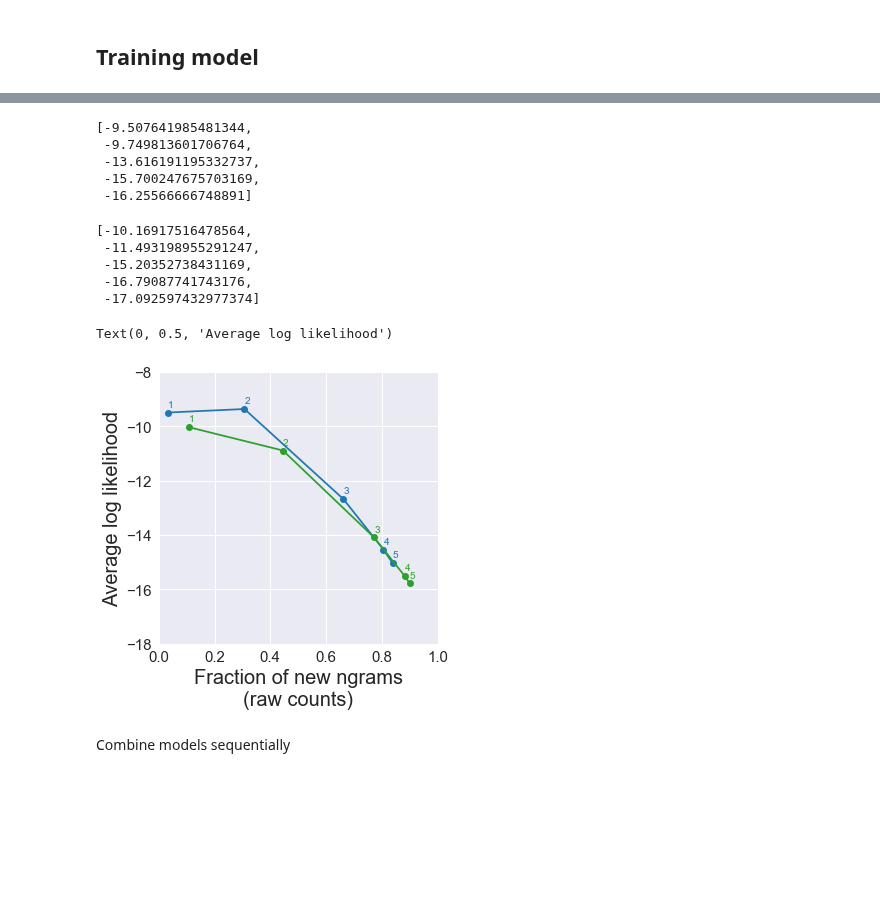
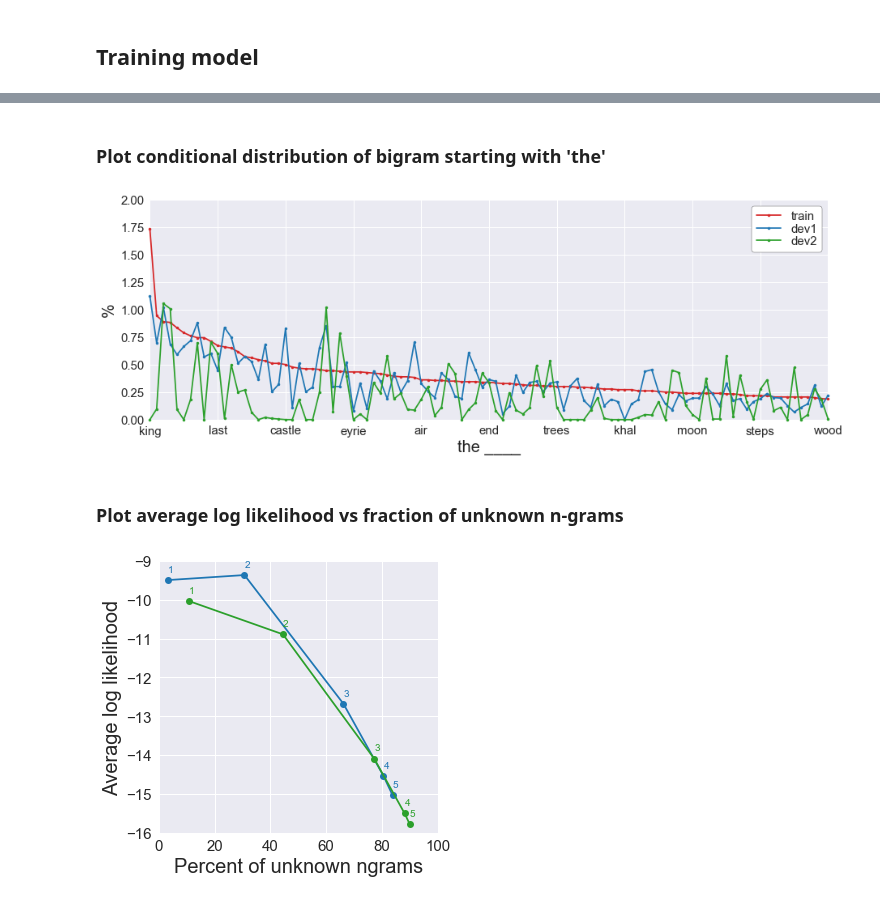
Before and after one commit to khanhnguyendata/ngram, a Jupyter notebook: analysis/part2.ipynb, the cells around one changed output, grey strips where cells are left out. Drawn from its saved outputs; the diff is of its cells as text; code cells hidden in the pictures; blank space fills up the shorter version.

```diff
--- a/analysis/part2.ipynb
+++ b/analysis/part2.ipynb
@@ -128,5 +41,5 @@ class MultigramModel:
 # %%
-train_model = MultigramModel(train_counter)
+train_model = NgramModel(train_counter)
 train_model.train()
 # %%
 train_prob_matrix = train_model.evaluate('../data/train_tokenized.txt')
@@ -166,7 +63,9 @@ train_prob_df.head(20)
 def calculate_avg_ll(prob_matrix, cols, weights=None):
     if weights is None:
         weights = np.ones(len(cols)) / len(cols)
-    return np.log2((prob_matrix[:, cols] * np.array(weights)).sum(axis=1)).mean()
+    interpolated_probs = sum(prob_matrix[:, col] * weight for col, weight in zip(cols, weights))
+    average_log_likelihood = np.log2(interpolated_probs).mean()
+    return average_log_likelihood
 # %%
 def plot_interpolate_with_uniform(ax, prob_matrix, ngram_weight, text_location, show_legend=True):
     cmap = cm.winter_r
@@ -209,0 +110,2 @@ Text(0.5, 1.0, 'dev2')
+# %% [markdown]
+### Plot conditional distribution of bigram starting with 'the'
@@ -210,51 +130,57 @@ Text(0.5, 1.0, 'dev2')
+# %%
+fig, ax = plt.subplots(figsize=(15, 5))
+xlim = 101
+ax.plot(np.array(train_thegrams_percents[:xlim]), '.-', label='train', color='tab:red', clip_on=False)
+ax.plot(np.array(dev1_thegrams_percents[:xlim]), '.-', label='dev1', color='tab:blue', clip_on=False)
+ax.plot(np.array(dev2_thegrams_percents[:xlim]), '.-', label='dev2', color='tab:green', clip_on=False)
+
+
+xticks = range(0, xlim+1, 10)
+xticklabels = np.array(sorted_train_thegrams)[xticks]
+ax.set_xticks(xticks)
+ax.set_xticklabels(xticklabels)
+
+ax.legend(**legend_opts)
+ax.set_xlim(0, xlim-1)
+ax.set_ylim(0, 2)
+ax.set_xlabel('the ____')
+ax.set_ylabel('%')
+savefig(fig, 'thegram.png')
+# %% [output]
+[figure, added]
+# %% [markdown]
+### Plot average log likelihood vs fraction of unknown n-grams
 # %%
-ngram_weight = 0.964
+ngram_weight = 0.9
 uniform_weight = 1 - ngram_weight
 dev1_n_tokens = len(dev1_prob_matrix)
 dev2_n_tokens = len(dev2_prob_matrix)
 
 dev1_avg_lls = []
-dev1_new_ngram_fractions = []
+dev1_new_ngram_percents = []
 dev2_avg_lls = []
-dev2_new_ngram_fractions = []
+dev2_new_ngram_percents = []
 
 for n in range(1, 6):
-    dev1_new_ngram_fractions.append((dev1_prob_matrix[:, n]==0).sum() / dev1_n_tokens)
-    dev2_new_ngram_fractions.append((dev2_prob_matrix[:, n]==0).sum() / dev2_n_tokens)
+    dev1_new_ngram_percents.append((dev1_prob_matrix[:, n]==0).sum()*100 / dev1_n_tokens)
+    dev2_new_ngram_percents.append((dev2_prob_matrix[:, n]==0).sum()*100 / dev2_n_tokens)
     dev1_avg_lls.append(calculate_avg_ll(dev1_prob_matrix, [0, n], weights=[uniform_weight, ngram_weight]))
     dev2_avg_lls.append(calculate_avg_ll(dev2_prob_matrix, [0, n], weights=[uniform_weight, ngram_weight]))
-# %%
-dev1_avg_lls
-# %% [output]
-[-9.507641985481344,
- -9.749813601706764,
- -13.616191195332737,
- -15.700247675703169,
- -16.25566666748891]
-# %%
-dev2_avg_lls
-# %% [output]
-[-10.16917516478564,
- -11.493198955291247,
- -15.20352738431169,
- -16.79087741743176,
- -17.092597432977374]
 # %%
 fig, ax = plt.subplots(figsize=(5, 5))
 
-ax.plot(dev1_new_ngram_fractions, dev1_avg_lls, 'o-', color='tab:blue', clip_on=False)
-ax.plot(dev2_new_ngram_fractions, dev2_avg_lls, 'o-', color='tab:green', clip_on=False)
+ax.plot(dev1_new_ngram_percents, dev1_avg_lls, 'o-', color='tab:blue', clip_on=False)
+ax.plot(dev2_new_ngram_percents, dev2_avg_lls, 'o-', color='tab:green', clip_on=False)
 
 for n in range(1, 6):
-    ax.text(dev1_new_ngram_fractions[n-1], dev1_avg_lls[n-1]+0.2, s=n, color='tab:blue')
-    ax.text(dev2_new_ngram_fractions[n-1], dev2_avg_lls[n-1]+0.2, s=n, color='tab:green')
+    ax.text(dev1_new_ngram_percents[n-1], dev1_avg_lls[n-1]+0.2, s=n, color='tab:blue')
+    ax.text(dev2_new_ngram_percents[n-1], dev2_avg_lls[n-1]+0.2, s=n, color='tab:green')
 
-ax.set_xlim(0, 1)
-ax.set_ylim(-18, -8)
-ax.set_xlabel('Fraction of new ngrams\n(raw counts)')
+ax.set_xlim(0, 100)
+ax.set_ylim(-16, -9)
+ax.set_xlabel('Percent of unknown ngrams')
 ax.set_ylabel('Average log likelihood')
+
+savefig(fig, 'unknown_ngrams_vs_ll.png')
 # %% [output]
-Text(0, 0.5, 'Average log likelihood')
-[figure, old version]
+[figure, new version]
-# %% [markdown]
-Combine models sequentially
```
Also changed, not shown: parts of 13 cells of this notebook, 15 other files.
